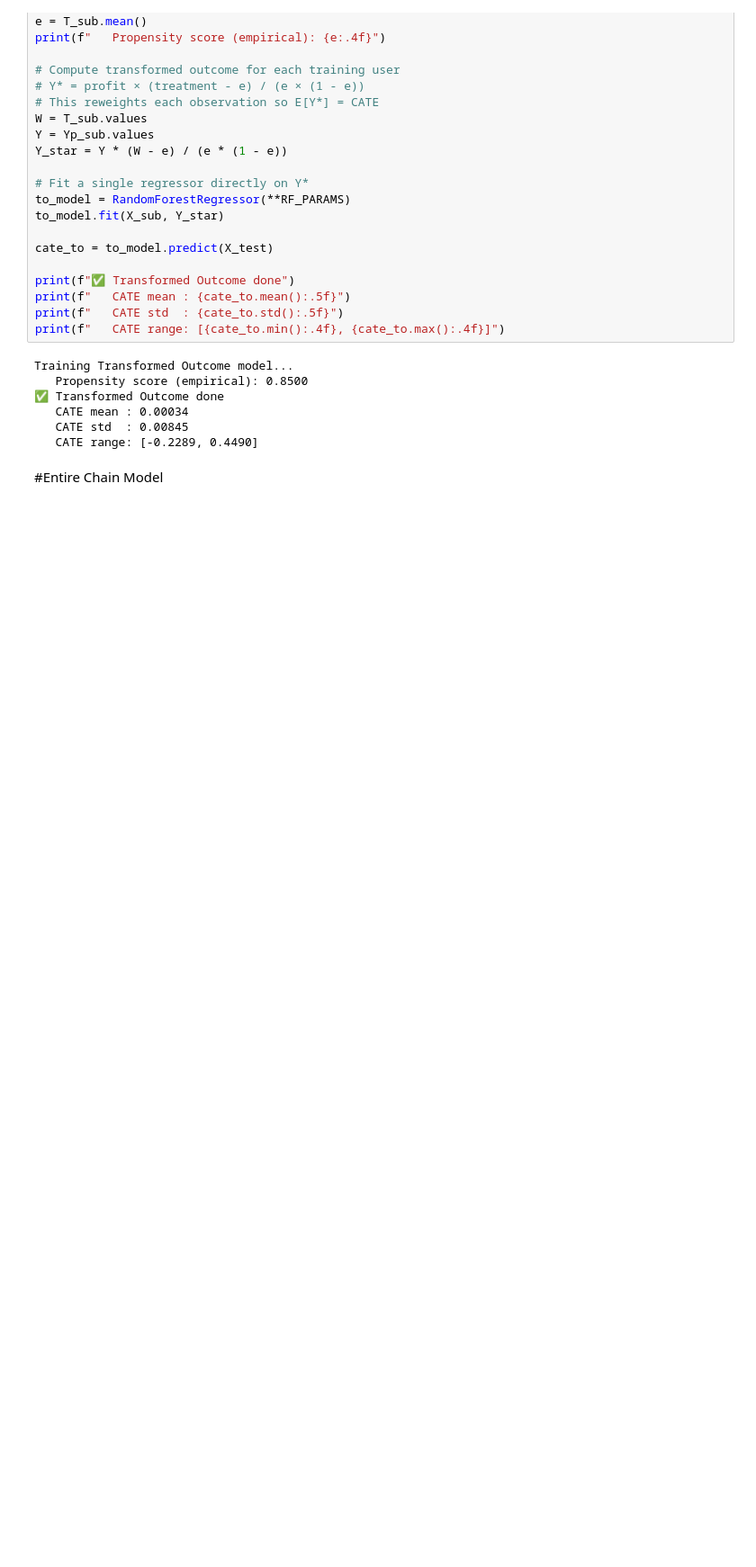
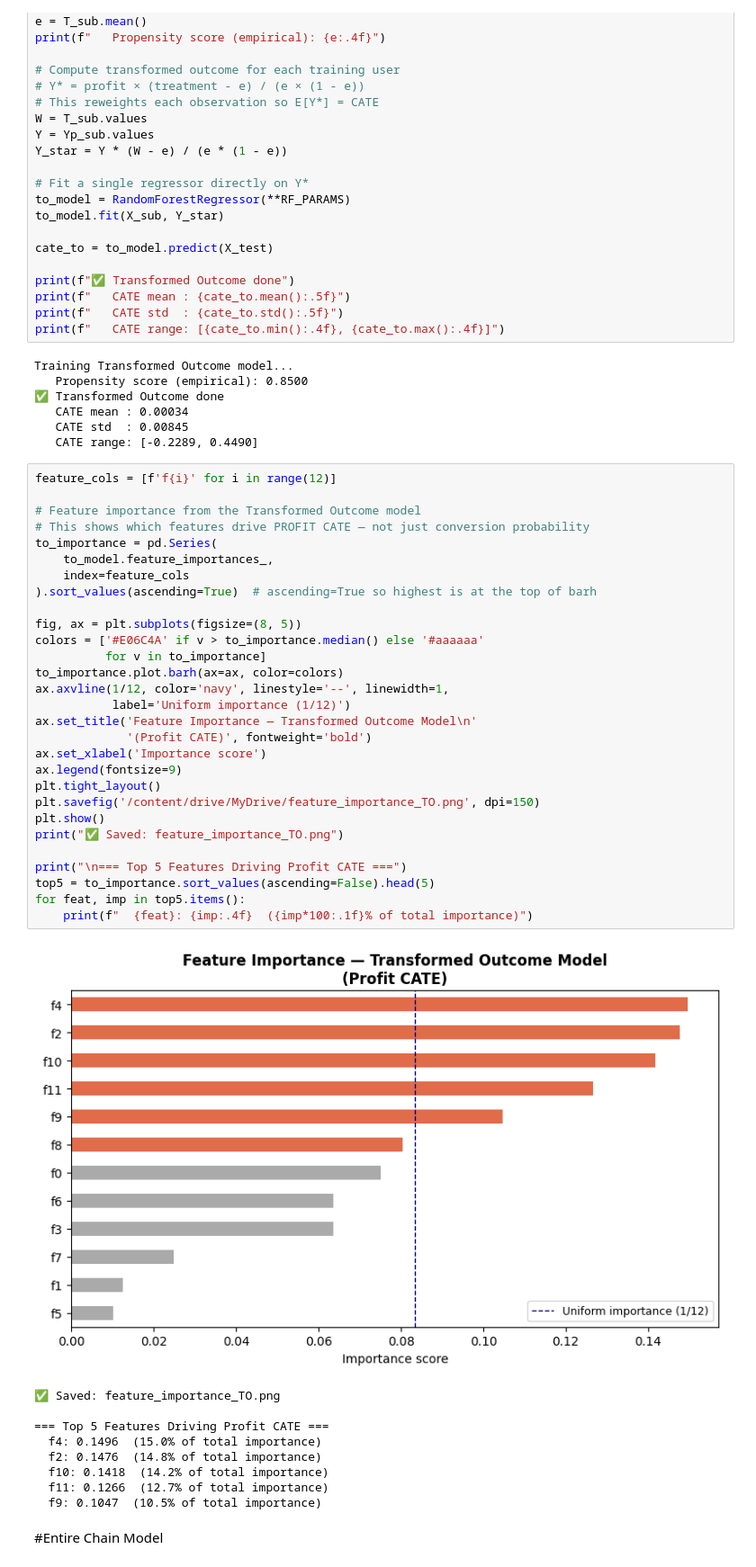
Before and after one commit to ShaniaZac-24/Profit-Modelling-on-Criteo-Dataset, a Jupyter notebook: Thesis!.ipynb, the cells around one changed output. Shown at 90% size. Drawn from its saved outputs; the diff is of its cells as text; blank space fills up the shorter version.

```diff
--- a/Thesis!.ipynb
+++ b/Thesis!.ipynb
@@ -719,6 +719,45 @@ Training Transformed Outcome model...
    CATE mean : 0.00034
    CATE std  : 0.00845
    CATE range: [-0.2289, 0.4490]
+# %%
+feature_cols = [f'f{i}' for i in range(12)]
+
+# Feature importance from the Transformed Outcome model
+# This shows which features drive PROFIT CATE — not just conversion probability
+to_importance = pd.Series(
+    to_model.feature_importances_,
+    index=feature_cols
+).sort_values(ascending=True)  # ascending=True so highest is at the top of barh
+
+fig, ax = plt.subplots(figsize=(8, 5))
+colors = ['#E06C4A' if v > to_importance.median() else '#aaaaaa'
+          for v in to_importance]
+to_importance.plot.barh(ax=ax, color=colors)
+ax.axvline(1/12, color='navy', linestyle='--', linewidth=1,
+           label='Uniform importance (1/12)')
+ax.set_title('Feature Importance — Transformed Outcome Model\n'
+             '(Profit CATE)', fontweight='bold')
+ax.set_xlabel('Importance score')
+ax.legend(fontsize=9)
+plt.tight_layout()
+plt.savefig('/content/drive/MyDrive/feature_importance_TO.png', dpi=150)
+plt.show()
+print("✅ Saved: feature_importance_TO.png")
+
+print("\n=== Top 5 Features Driving Profit CATE ===")
+top5 = to_importance.sort_values(ascending=False).head(5)
+for feat, imp in top5.items():
+    print(f"  {feat}: {imp:.4f}  ({imp*100:.1f}% of total importance)")
+# %% [output]
+[figure, added]
+✅ Saved: feature_importance_TO.png
+
+=== Top 5 Features Driving Profit CATE ===
+  f4: 0.1496  (15.0% of total importance)
+  f2: 0.1476  (14.8% of total importance)
+  f10: 0.1418  (14.2% of total importance)
+  f11: 0.1266  (12.7% of total importance)
+  f9: 0.1047  (10.5% of total importance)
 # %% [markdown]
 #Entire Chain Model
 # %%
```
Also changed, not shown: parts of 2 cells of this notebook.
